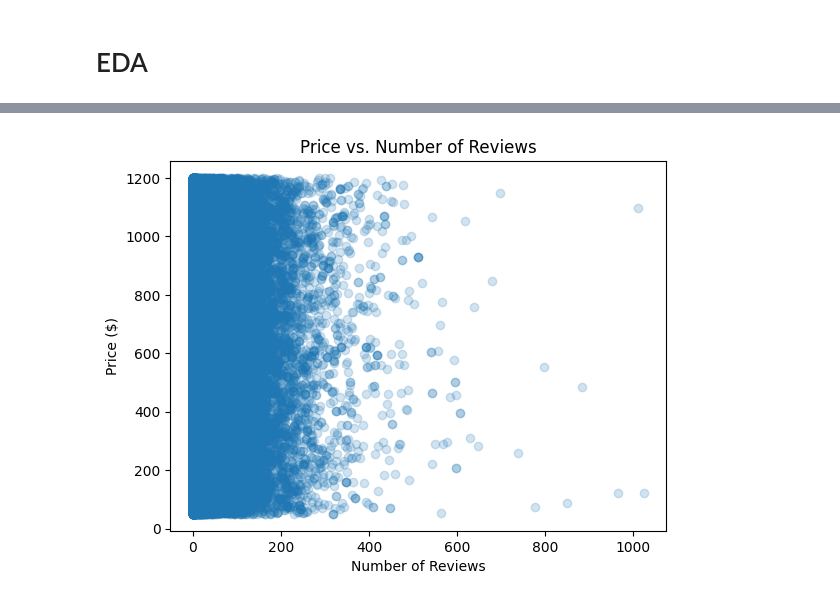
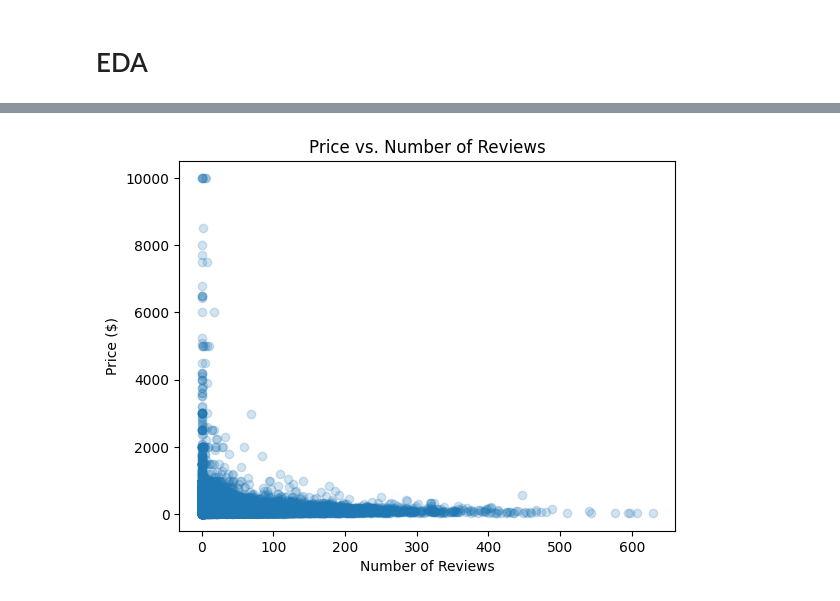
Before and after one commit to sydney-ho/Airbnb-Analysis, a Jupyter notebook: airbnb.ipynb, the cells around one changed output, grey strips where cells are left out. Cells and saved outputs as stored; diff of their text form; code cells hidden in the pictures.

Commit message:
Added some test visualizations with new cleaned data

```diff
--- a/airbnb.ipynb
+++ b/airbnb.ipynb
@@ -20,0 +42,7 @@ df.head()
+# %%
+# Remove unnecessary column
+df.drop(columns=['last_review'], axis=1, inplace=True)
+# %%
+# Drop rows with no prices:
+
+df['price'].dropna(inplace=True)
@@ -21 +71,7 @@ df.head()
+# %%
+# Clean data by accounting for null values, repalcing them with necessary values
+
+df['name'].fillna('None', inplace=True)
+df['host_name'].fillna('None', inplace=True)
+df['reviews_per_month'].fillna(0, inplace=True)
 # %%
@@ -32,5 +86,2 @@ Name: neighbourhood group, dtype: int64
-# %%
-df.loc[df['neighbourhood group'] == 'brookln'] = 'Brooklyn'
-df.loc[df['neighbourhood group'] == 'manhatan'] = 'Manhattan'
 # %%
 cwd = os.getcwd()
@@ -51,20 +147,20 @@ df["price"] = df["price"].apply(clean_price)
 # %%
 # Plotting differences between Borough and Room Type
 # Select the columns of interest
-df2 = df[["number of reviews", "price"]]
+df2 = df[["number_of_reviews", "price"]]
 
 # Drop any rows with missing values
 df2 = df2.dropna()
 
 # Create a scatter plot of price vs. number of reviews
-plt.scatter(df2["number of reviews"], df2["price"], alpha=0.2)
+plt.scatter(df2["number_of_reviews"], df2["price"], alpha=0.2)
 
 # Add labels and titles to the plot
 plt.xlabel("Number of Reviews")
 plt.ylabel("Price ($)")
 plt.title("Price vs. Number of Reviews")
 
 # Show the plot
 plt.show()
 # %% [output]
-[figure, old version]
+[figure, new version]
```
Also changed, not shown: parts of 13 cells of this notebook.
